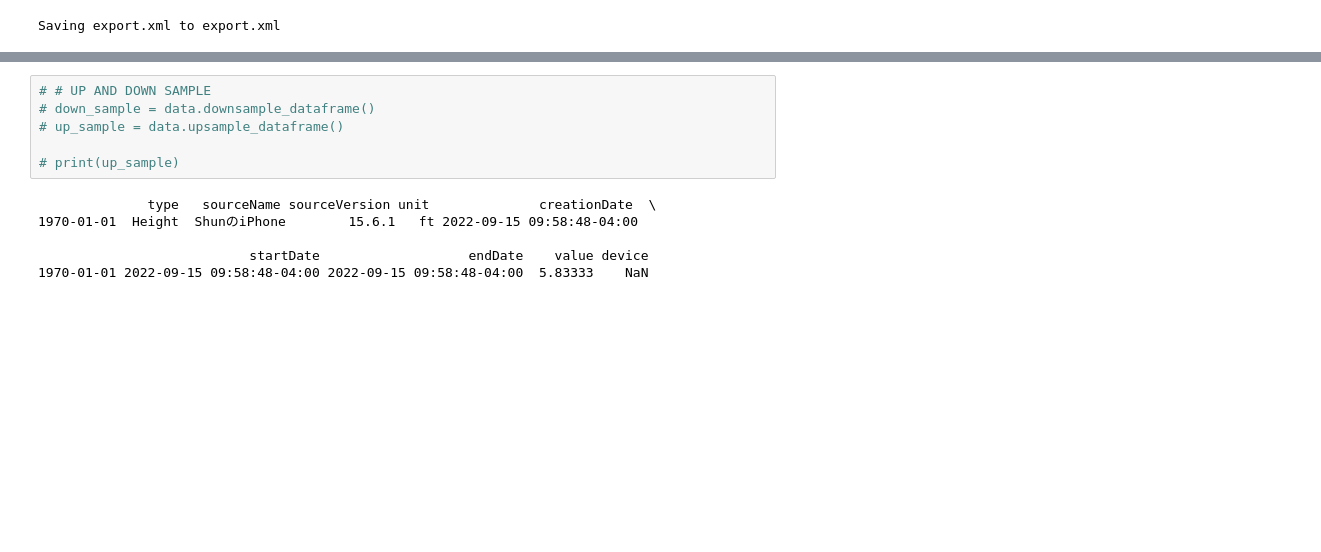
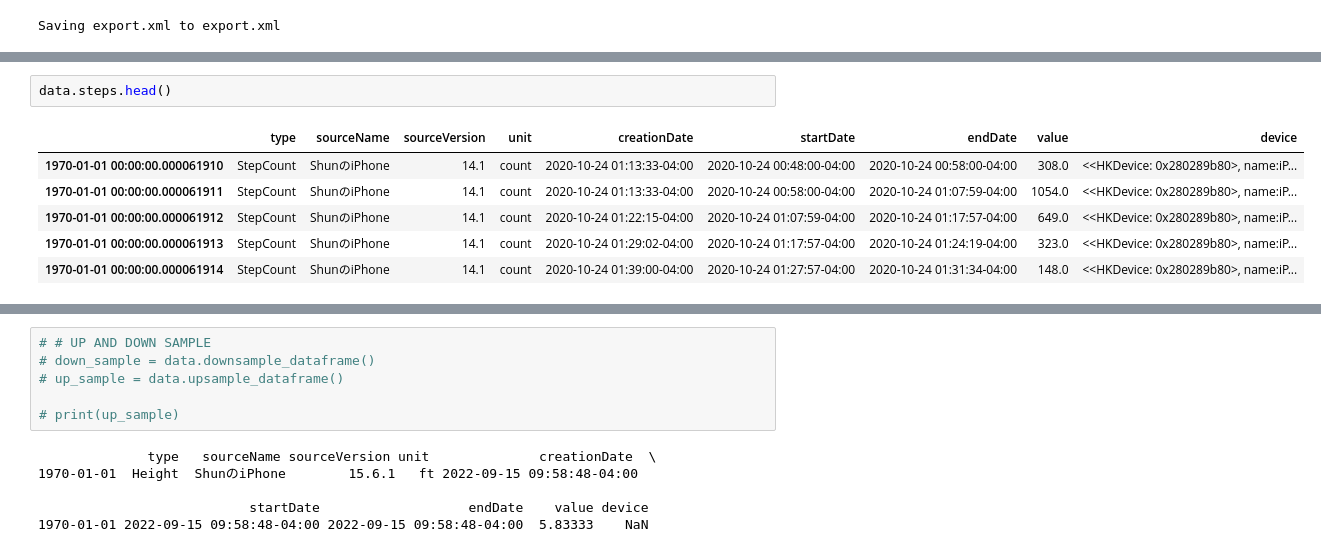
Before and after one commit to sstfytss/dbdpy_ios, a Jupyter notebook: AppleWatchClass.ipynb, the cells around one changed output, grey strips where cells are left out. Drawn from its saved outputs; the diff is of its cells as text; blank space fills up the shorter version.

```diff
--- a/AppleWatchClass.ipynb
+++ b/AppleWatchClass.ipynb
@@ -304,0 +378,9 @@ data.dataframe.head()
+# %%
+data.steps.head()
+# %% [output]
+|  | type | sourceName | sourceVersion | unit | creationDate | startDate | endDate | value | device |
+| 1970-01-01 00:00:00.000061910 | StepCount | ShunのiPhone | 14.1 | count | 2020-10-24 01:13:33-04:00 | 2020-10-24 00:48:00-04:00 | 2020-10-24 00:58:00-04:00 | 308.0 | <<HKDevice: 0x280289b80>, name:iP... |
+| 1970-01-01 00:00:00.000061911 | StepCount | ShunのiPhone | 14.1 | count | 2020-10-24 01:13:33-04:00 | 2020-10-24 00:58:00-04:00 | 2020-10-24 01:07:59-04:00 | 1054.0 | <<HKDevice: 0x280289b80>, name:iP... |
+| 1970-01-01 00:00:00.000061912 | StepCount | ShunのiPhone | 14.1 | count | 2020-10-24 01:22:15-04:00 | 2020-10-24 01:07:59-04:00 | 2020-10-24 01:17:57-04:00 | 649.0 | <<HKDevice: 0x280289b80>, name:iP... |
+| 1970-01-01 00:00:00.000061913 | StepCount | ShunのiPhone | 14.1 | count | 2020-10-24 01:29:02-04:00 | 2020-10-24 01:17:57-04:00 | 2020-10-24 01:24:19-04:00 | 323.0 | <<HKDevice: 0x280289b80>, name:iP... |
+| 1970-01-01 00:00:00.000061914 | StepCount | ShunのiPhone | 14.1 | count | 2020-10-24 01:39:00-04:00 | 2020-10-24 01:27:57-04:00 | 2020-10-24 01:31:34-04:00 | 148.0 | <<HKDevice: 0x280289b80>, name:iP... |
```
Also changed, not shown: parts of 10 cells of this notebook.
